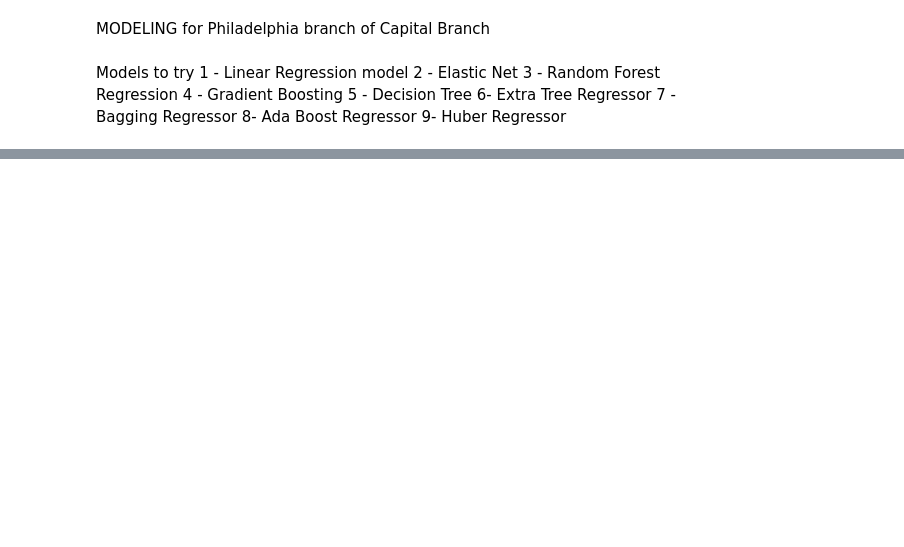
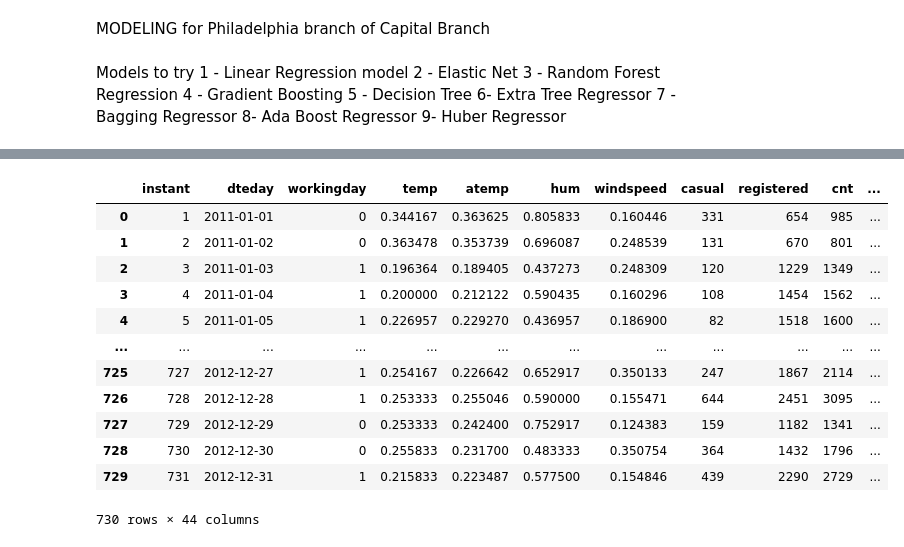
Before and after one commit to karlakum/Capstone-Two-Project, a Jupyter notebook: Notebooks/Bike - Preprocessing and Modeling.ipynb, the cells around one changed output, grey strips where cells are left out. Saved outputs shown, nothing was run; the diff lists cells and outputs as text; code cells hidden in the pictures; blank space fills up the shorter version.

```diff
--- a/Notebooks/Bike - Preprocessing and Modeling.ipynb
+++ b/Notebooks/Bike - Preprocessing and Modeling.ipynb
@@ -240,0 +345,3 @@ The mean squared error (MSE) on test set: 0.0927
+# %%
+bike_data = pd.read_csv('/Users/esrasaydam/Documents/Springboard/GitHub/Capstone Project #2/Bike_data1.csv')
+bike_data.head()
@@ -240,0 +363,20 @@ The mean squared error (MSE) on test set: 0.0927
+# %%
+df1 = bike_data.copy()
+
+df1 = pd.get_dummies(df1,
+                     columns = ['season', 'weathersit', 'season', 'yr', 'mnth', 'holiday', 'weekday'])
+display(df1)
+# %% [output]
+|  | instant | dteday | workingday | temp | atemp | hum | windspeed | casual | registered | cnt | ... |
+| 0 | 1 | 2011-01-01 | 0 | 0.344167 | 0.363625 | 0.805833 | 0.160446 | 331 | 654 | 985 | ... |
+| 1 | 2 | 2011-01-02 | 0 | 0.363478 | 0.353739 | 0.696087 | 0.248539 | 131 | 670 | 801 | ... |
+| 2 | 3 | 2011-01-03 | 1 | 0.196364 | 0.189405 | 0.437273 | 0.248309 | 120 | 1229 | 1349 | ... |
+| 3 | 4 | 2011-01-04 | 1 | 0.200000 | 0.212122 | 0.590435 | 0.160296 | 108 | 1454 | 1562 | ... |
+| 4 | 5 | 2011-01-05 | 1 | 0.226957 | 0.229270 | 0.436957 | 0.186900 | 82 | 1518 | 1600 | ... |
+| ... | ... | ... | ... | ... | ... | ... | ... | ... | ... | ... | ... |
+| 725 | 727 | 2012-12-27 | 1 | 0.254167 | 0.226642 | 0.652917 | 0.350133 | 247 | 1867 | 2114 | ... |
+| 726 | 728 | 2012-12-28 | 1 | 0.253333 | 0.255046 | 0.590000 | 0.155471 | 644 | 2451 | 3095 | ... |
+| 727 | 729 | 2012-12-29 | 0 | 0.253333 | 0.242400 | 0.752917 | 0.124383 | 159 | 1182 | 1341 | ... |
+| 728 | 730 | 2012-12-30 | 0 | 0.255833 | 0.231700 | 0.483333 | 0.350754 | 364 | 1432 | 1796 | ... |
+| 729 | 731 | 2012-12-31 | 1 | 0.215833 | 0.223487 | 0.577500 | 0.154846 | 439 | 2290 | 2729 | ... |
+730 rows × 44 columns
```
Also changed, not shown: parts of 86 cells of this notebook.
